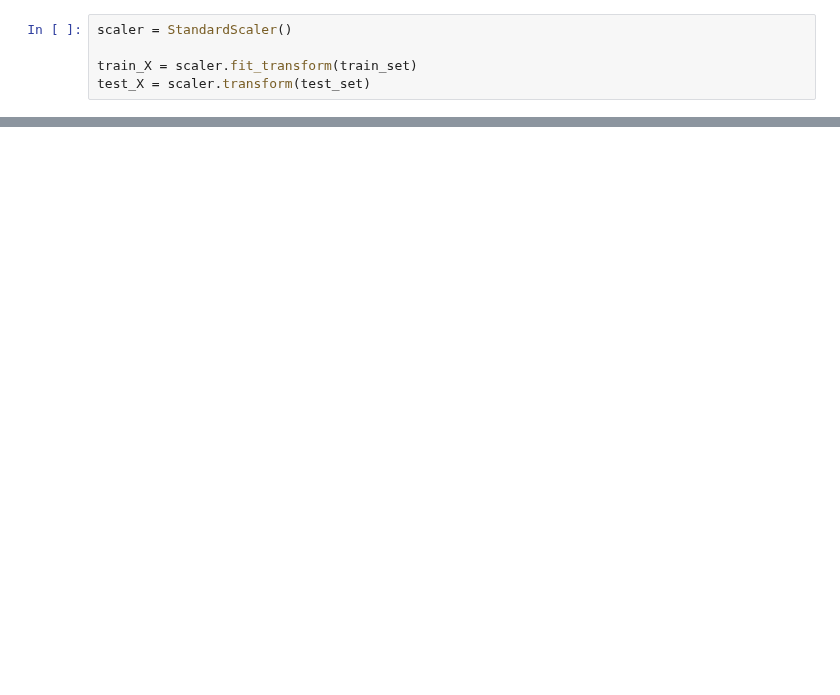
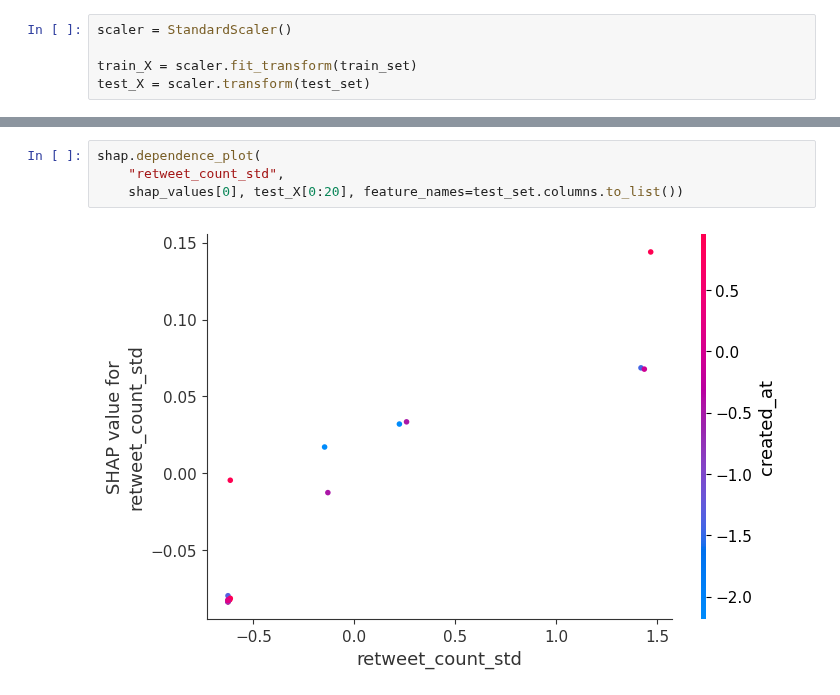
Before and after one commit to Andrew-Wyn/Data_Mining_22_23, a Jupyter notebook: svm_xai.ipynb, the cells around one changed output, grey strips where cells are left out. Saved outputs shown, nothing was run; the diff lists cells and outputs as text; blank space fills up the shorter version.

```diff
--- a/svm_xai.ipynb
+++ b/svm_xai.ipynb
@@ -92,0 +100,6 @@ AttributeError: 'Kernel' object has no attribute 'shap_interaction_values'
+# %%
+shap.dependence_plot(
+    "retweet_count_std",
+    shap_values[0], test_X[0:20], feature_names=test_set.columns.to_list())
+# %% [output]
+[figure, added]
```
Also changed, not shown: parts of 18 cells of this notebook, 2 other files.
